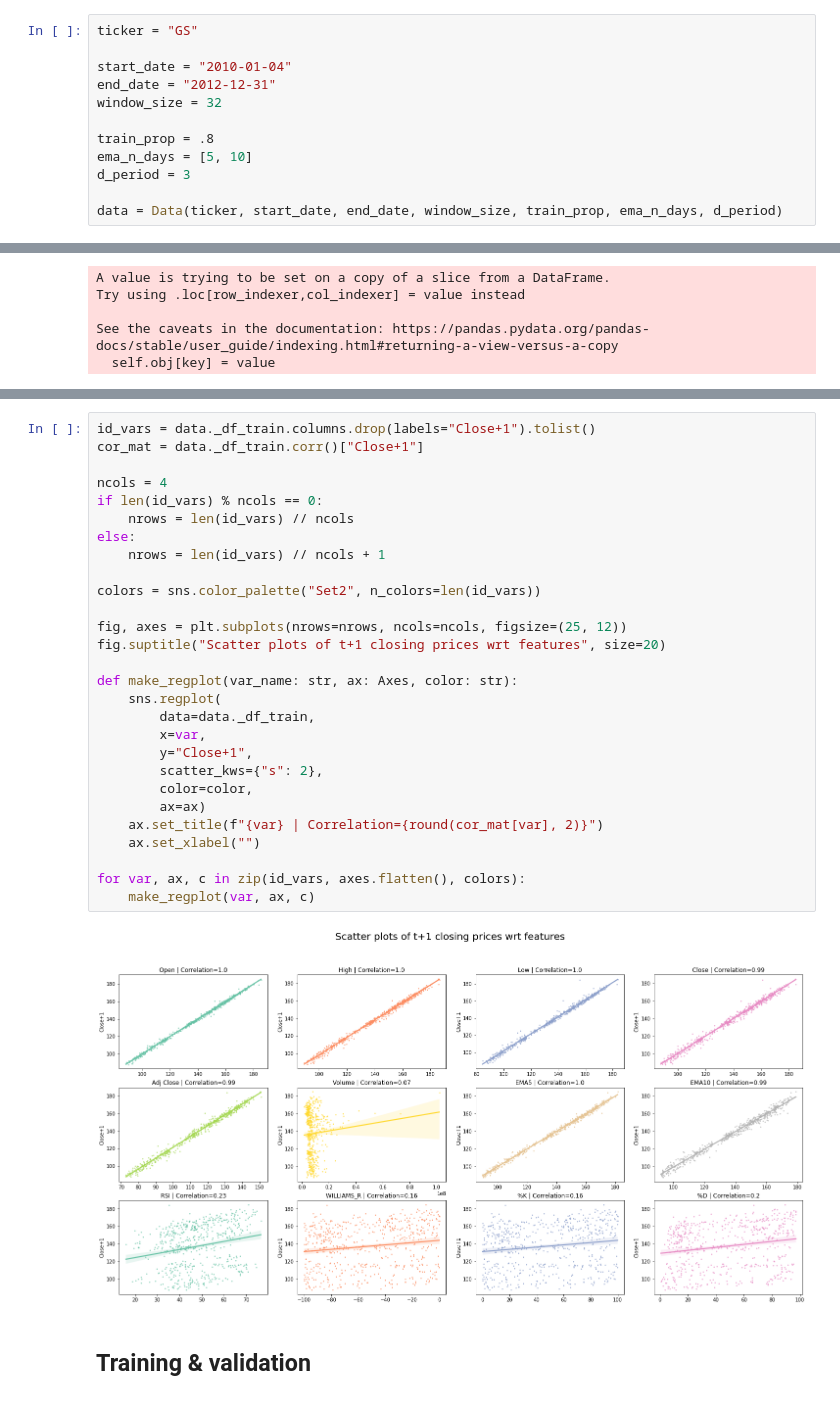
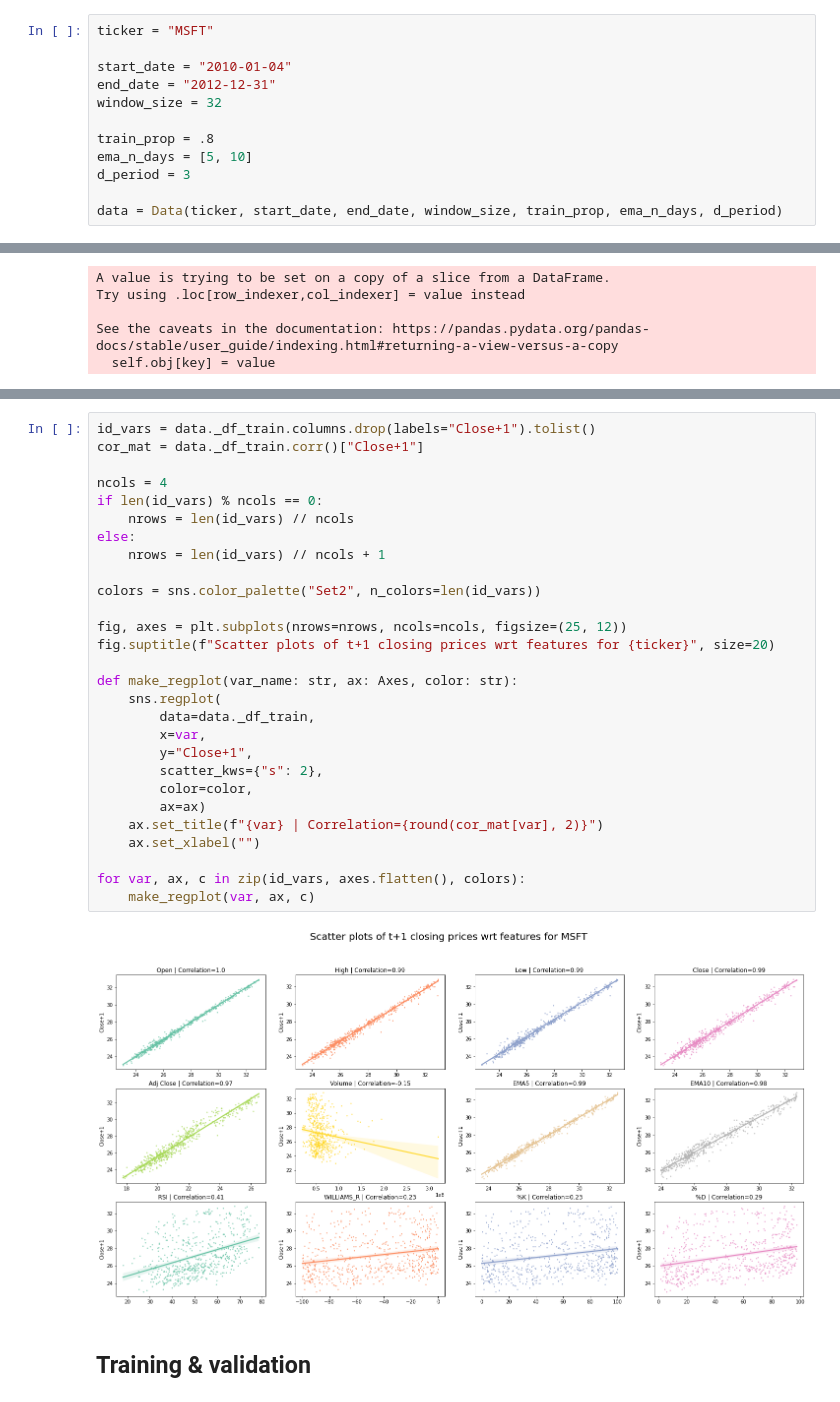
Before and after one commit to PeDiot/bayesian-neural-network-stock-prediction, a Jupyter notebook: notebook.ipynb, the cells around one changed output, grey strips where cells are left out. Drawn from its saved outputs; the diff is of its cells as text.

```diff
--- a/notebook.ipynb
+++ b/notebook.ipynb
@@ -42,5 +47,5 @@ from pickle import load, dump
 # %%
-ticker = "GS"
+ticker = "MSFT"
 
 start_date = "2010-01-04"
 end_date = "2012-12-31"
@@ -65,33 +72,33 @@ Data(ticker='GS', start_date='2010-01-04', end_date='2012-12-31', batch_size=32,
 # %%
 id_vars = data._df_train.columns.drop(labels="Close+1").tolist()
 cor_mat = data._df_train.corr()["Close+1"]
 
 ncols = 4
 if len(id_vars) % ncols == 0:
     nrows = len(id_vars) // ncols
 else:
     nrows = len(id_vars) // ncols + 1
 
 colors = sns.color_palette("Set2", n_colors=len(id_vars))
 
 fig, axes = plt.subplots(nrows=nrows, ncols=ncols, figsize=(25, 12))
-fig.suptitle("Scatter plots of t+1 closing prices wrt features", size=20)
+fig.suptitle(f"Scatter plots of t+1 closing prices wrt features for {ticker}", size=20)
 
 def make_regplot(var_name: str, ax: Axes, color: str):
     sns.regplot(
         data=data._df_train,
         x=var,
         y="Close+1",
         scatter_kws={"s": 2},
         color=color,
         ax=ax)
     ax.set_title(f"{var} | Correlation={round(cor_mat[var], 2)}")
     ax.set_xlabel("")
 
 for var, ax, c in zip(id_vars, axes.flatten(), colors):
     make_regplot(var, ax, c)
 # %% [output]
-[figure, old version]
+[figure, new version]
 # %% [markdown]
 ## Training & validation
 # %% [markdown]
```
Also changed, not shown: parts of 41 cells of this notebook.
